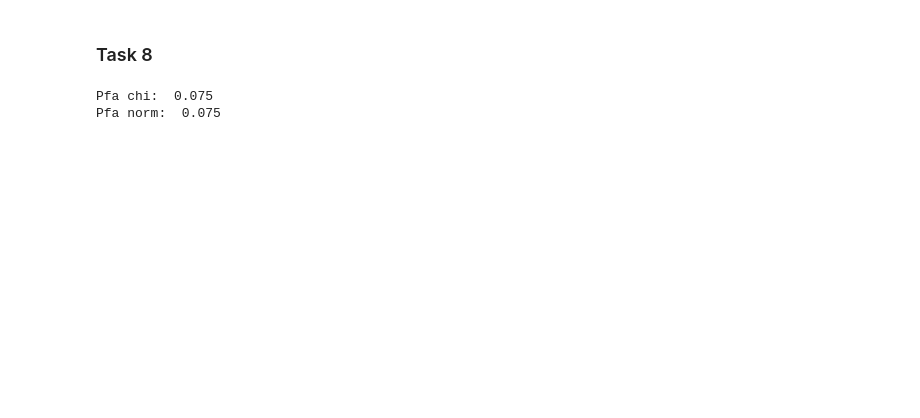
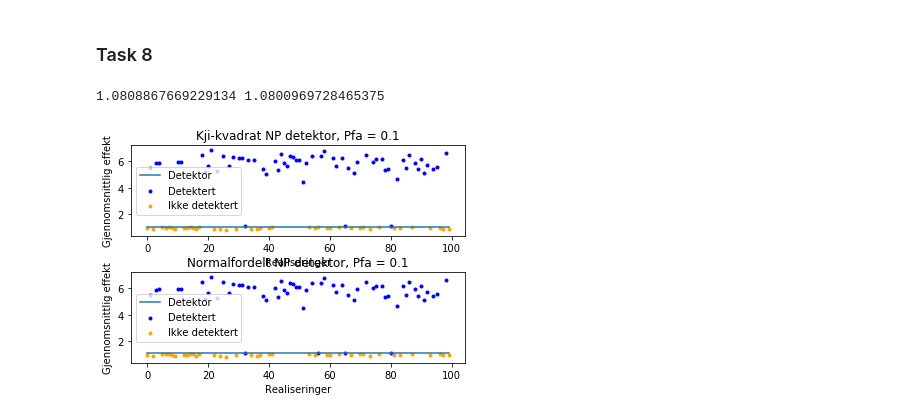
Before and after one commit to dritory/TTT4275-project, a Jupyter notebook: notebook.ipynb, the cells around one changed output. Cells and saved outputs as stored; diff of their text form; code cells hidden in the pictures; blank space fills up the shorter version.

```diff
--- a/notebook.ipynb
+++ b/notebook.ipynb
@@ -219,49 +223,42 @@ plt.show()
 # %%
 Pfa = 0.1
 var_s = 5
 var_w = 1
 K = 256
 
 signal = loadFile("T8_numerical_experiment")
 
-test = np.sum(np.square(np.abs(signal)), axis=0)/K
+test = (np.sum(np.square(np.abs(signal)), axis=0))/(K)
 
 def plotDetector(data, n):
     plt.xlabel("Realiseringer")
     plt.ylabel("Gjennomsnittlig effekt")
-    color_chi = np.where((test > n_chi) , 'blue', 'orange')
-    i = np.where((test > n_chi))
-    detected = test[i]
+    color_chi = np.where((data > n) , 'blue', 'orange')
+    i = np.where((data > n))
+    detected = data[i]
     plt.scatter(i, detected, color="blue", marker=".")
-    i = np.where((test < n_chi))
-    not_detected = test[i]
+    i = np.where((data < n))
+    not_detected = data[i]
     plt.scatter(i, not_detected, color="orange", marker=".")
-    plt.plot(x, np.ones(100)*n_chi)
+    plt.plot(np.arange(0,len(data)), np.ones(100)*n)
     plt.legend(["Detektor", "Detektert", "Ikke detektert"])
 
-n_chi = stats.chi2.isf(Pfa,df=K) * var_w / K
-n_norm = var_w * (stats.norm.isf(Pfa)*np.sqrt(2 * K) + K)/K
+n_chi = ( stats.chi2.isf(Pfa,df=2*K)* var_w) / (2*K)
+n_norm = (var_w * (stats.norm.isf(Pfa)*np.sqrt(4* K) + 2*K))/(2*K)
+print(n_chi, n_norm)
 
 plt.subplots_adjust(hspace=0.4)
 plt.subplot(2,1,1)
 plt.title("Kji-kvadrat NP detektor, Pfa = 0.1")
 plotDetector(test,n_chi)
 
 plt.subplot(2,1,2)
 plt.title("Normalfordelt NP detektor, Pfa = 0.1")
 plotDetector(test,n_norm)
 plt.show()
-
-detected_count_chi = len(np.where((test> n_chi))[0])
-pfa_est_chi = (3 / (len(test) - detected_count_chi))
-print("Pfa chi: ", pfa_est_chi)
-
-detected_count_norm = len(np.where((test> n_norm))[0])
-pfa_est_norm = (3 / (len(test) - detected_count_norm))
-print("Pfa norm: ", pfa_est_norm)
 # %% [output]
-Pfa chi:  0.075
-Pfa norm:  0.075
+1.0808867669229134 1.0800969728465375
+[figure, added]
 # %%
 Pfa = 0.01
 
```
Also changed, not shown: parts of 4 cells of this notebook, 7 other files.
